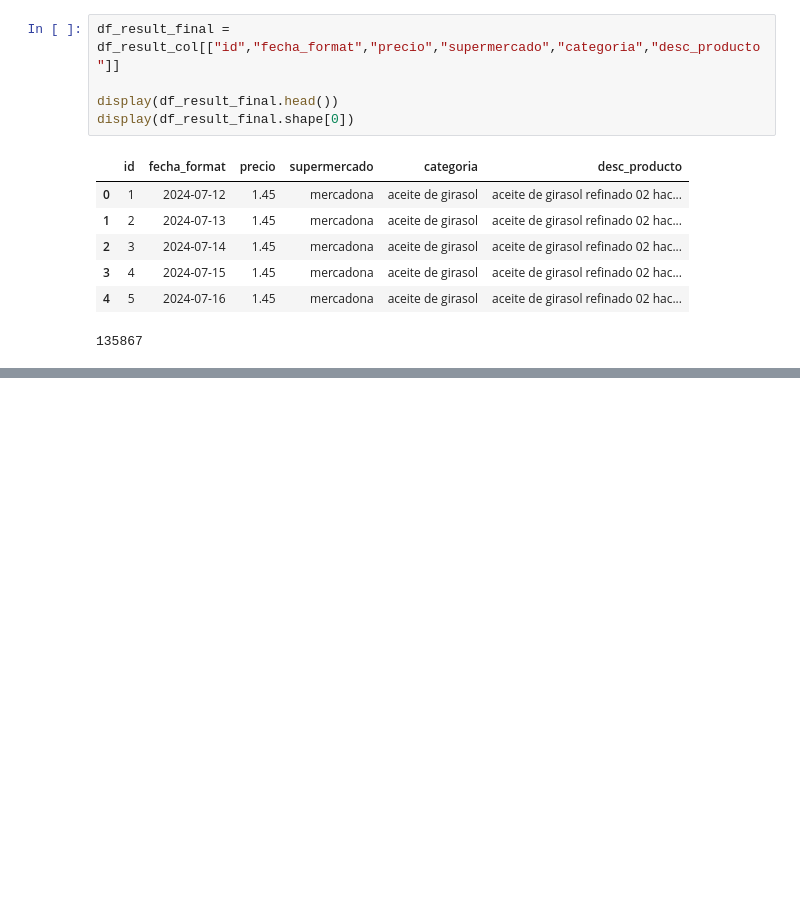
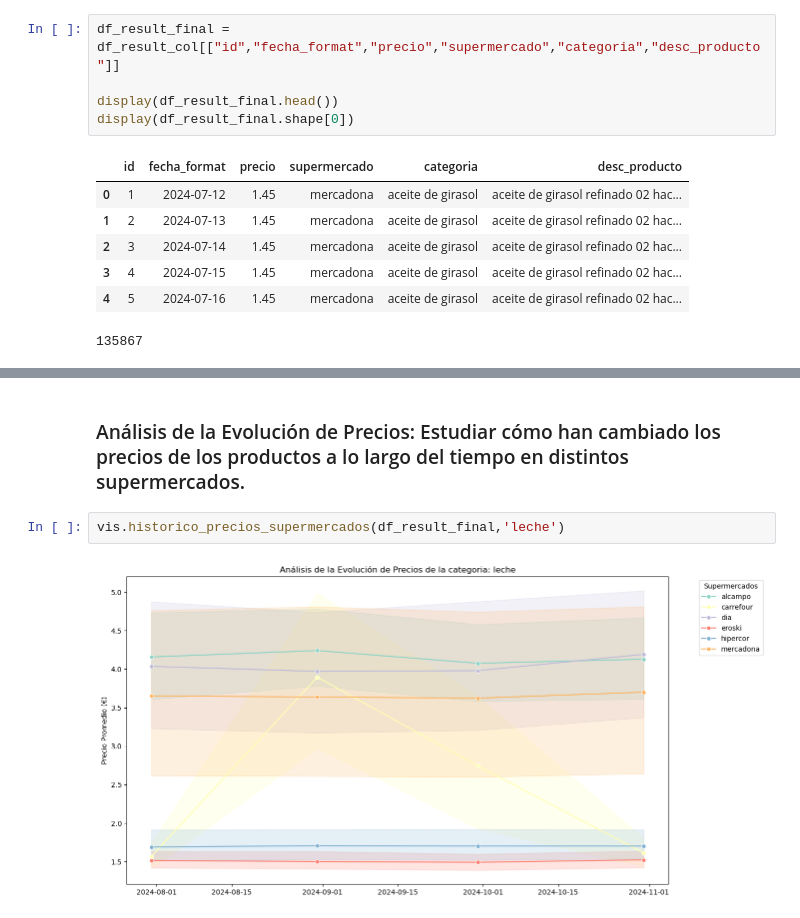
Before and after one commit to santiagorodriguez-dev/Proyecto4-AnalisisSupermercados, a Jupyter notebook: notebooks/03_eda_visualizacion.ipynb, the cells around one changed output, grey strips where cells are left out. Drawn from its saved outputs; the diff is of its cells as text; blank space fills up the shorter version.

```diff
--- a/notebooks/03_eda_visualizacion.ipynb
+++ b/notebooks/03_eda_visualizacion.ipynb
@@ -133,0 +138,6 @@ vis.Comparacion_de_Precios_entre_Supermercados(df_result_final)
+# %% [markdown]
+### Análisis de la Evolución de Precios: Estudiar cómo han cambiado los precios de los productos a lo largo del tiempo en distintos supermercados.
+# %%
+vis.historico_precios_supermercados(df_result_final,'leche')
+# %% [output]
+[figure, added]
```
Also changed, not shown: parts of 5 cells of this notebook, 1 other file.
